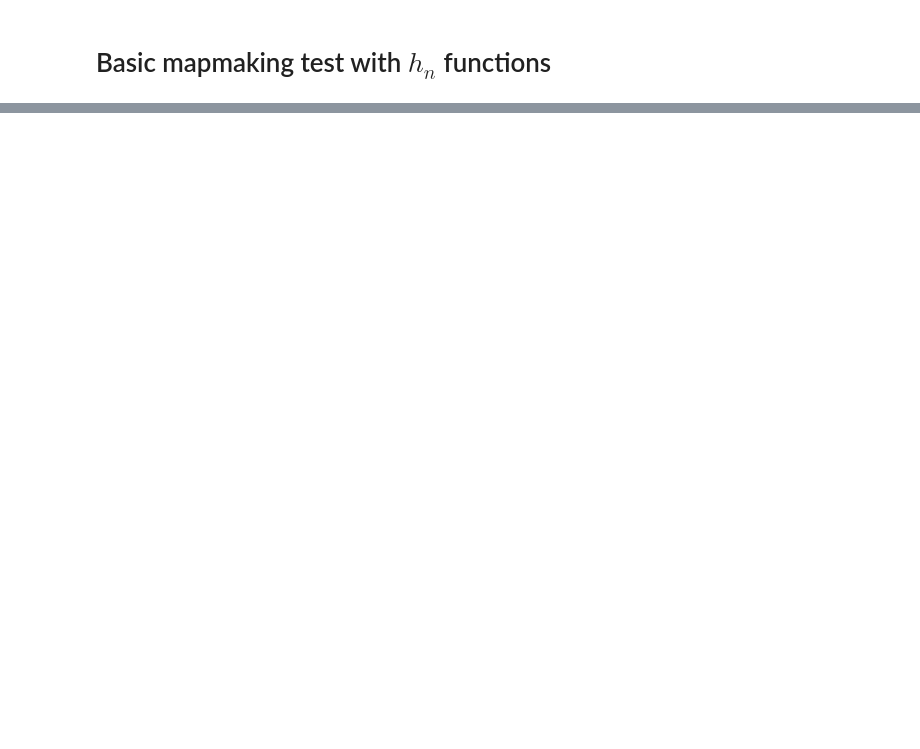
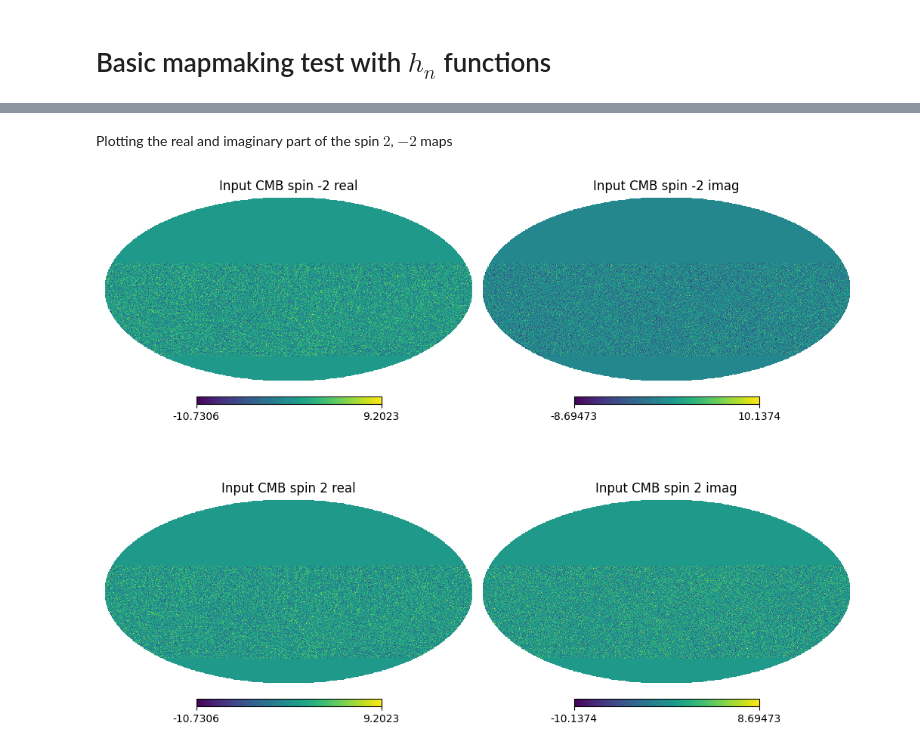
Before and after one commit to simonsobs/smarties, a Jupyter notebook: tutorials/basic_mapmaking.ipynb, the cells around one changed output, grey strips where cells are left out. Drawn from its saved outputs; the diff is of its cells as text; code cells hidden in the pictures; blank space fills up the shorter version.

```diff
--- a/tutorials/basic_mapmaking.ipynb
+++ b/tutorials/basic_mapmaking.ipynb
@@ -13,5 +15,6 @@ First reading the $h_n$ files
 path_h_n_files = '/global/cfs/cdirs/sobs/sims/scan-s0001/h_n_maps/'
 
 h_n_names = 'high_cadence_constant_scan_3_el_w13_p000_f150_A'
+h_n_names = 'high_cadence_constant_scan_1_el_w13_p000_f150_A'
 # %%
 h_n_spin_dict = read_h_n_files(path_h_n_files+h_n_names, list_spin=[2,4])
@@ -73,0 +32,4 @@ plt.show()
+# %%
+nside = hp.npix2nside(h_n_spin_dict[2].size)
+
+syste_object = FrameworkSystematics(nside=nside, nstokes=2, lmax=2*nside, list_spin_output=[-2,2])
@@ -73,0 +38,5 @@ plt.show()
+# %%
+%%time
+spin_sky_maps = syste_object.get_spin_sky_maps()
+
+spin_sky_maps = {spin:spin_sky_maps[spin]*mask for spin in spin_sky_maps.keys()}
@@ -73,0 +47,10 @@ plt.show()
+# %% [markdown]
+Plotting the real and imaginary part of the spin $2$, $-2$ maps
+# %%
+plt.figure(figsize=(10,8))
+hp.mollview(spin_sky_maps[-2].real, sub=(2,2,1), title='Input CMB spin -2 real') #, min=-5, max=5
+hp.mollview(spin_sky_maps[-2].imag, sub=(2,2,2), title='Input CMB spin -2 imag')
+hp.mollview(spin_sky_maps[2].real, sub=(2,2,3), title='Input CMB spin 2 real')
+hp.mollview(spin_sky_maps[2].imag, sub=(2,2,4), title='Input CMB spin 2 imag')
+# %% [output]
+[figure, added]
```
Also changed, not shown: parts of 45 cells of this notebook, 1 other file.
